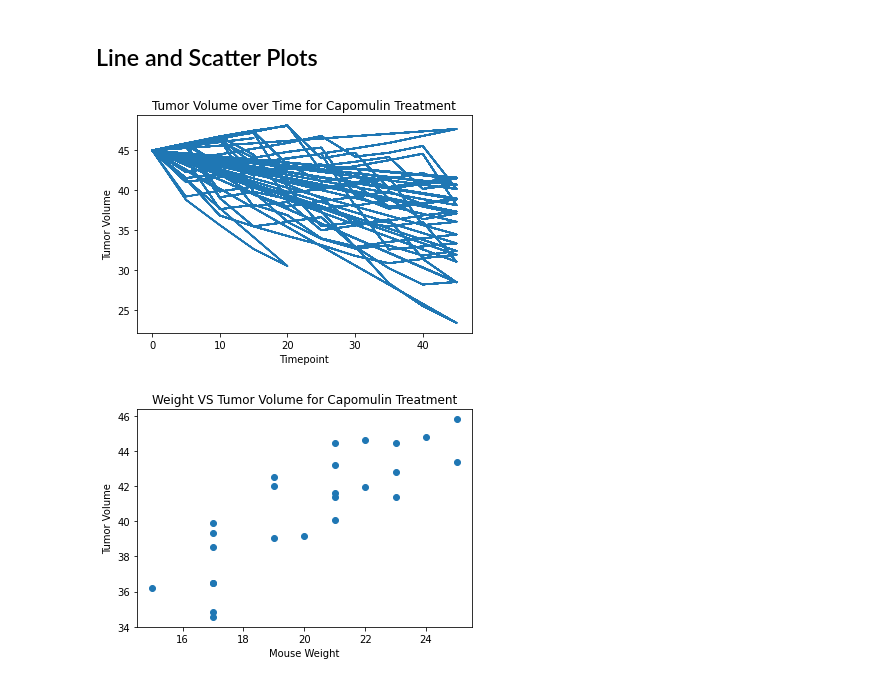
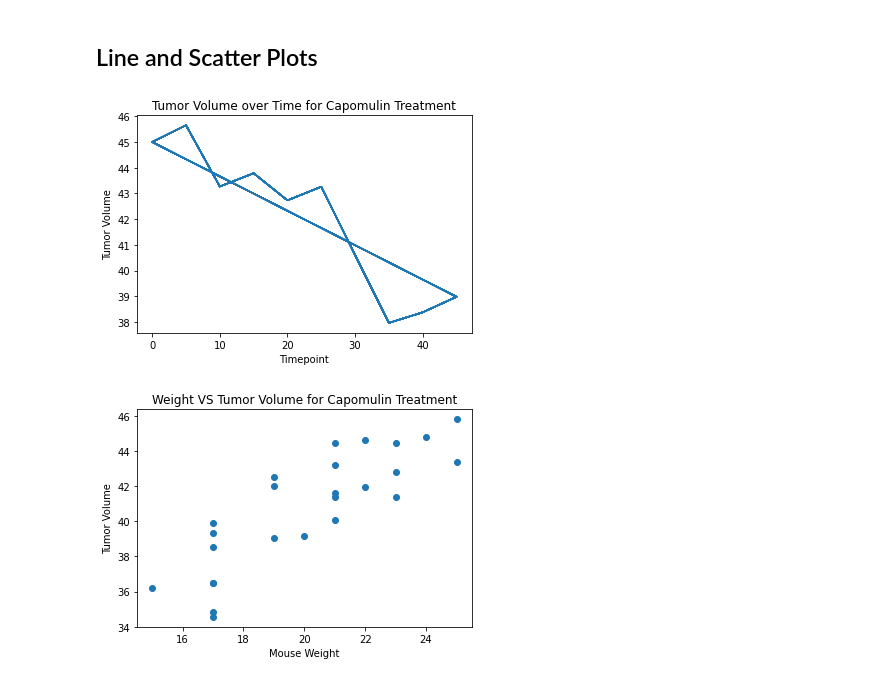
Before and after one commit to rw576/Matplotlib-Challenge, a Jupyter notebook: pymaceuticals_starter_rw.ipynb, the cells around one changed output. Saved outputs shown, nothing was run; the diff lists cells and outputs as text; code cells hidden in the pictures.

Commit message:
edited line graph

```diff
--- a/pymaceuticals_starter_rw.ipynb
+++ b/pymaceuticals_starter_rw.ipynb
@@ -211,24 +210,24 @@ plt.show()
 # %%
 # Generate a line plot of time point versus tumor volume for a mouse treated with Capomulin
 
-# Filter original data for just the mice treated with Capomulin. Then Filter that to get data for just one mouse.
-trt_cap = combined_data.loc[(combined_data["Drug Regimen"] == "Capomulin"),:]
-mouse_cap = trt_cap.loc[trt_cap[]]
+#Filter Data
+mouse_cap = combined_data[combined_data["Mouse ID"].isin(["b128"])]
+trt_cap = mouse_cap[["Mouse ID", "Timepoint_y", "Tumor Volume (mm3)_y"]]
 
-# Set variables
+#Set Varibles
 timepoint = trt_cap["Timepoint_y"]
 t_vol = trt_cap["Tumor Volume (mm3)_y"]
 
 # Plot the tumor volume
 t_vol_line = plt.plot(timepoint, t_vol)
 
 # Show the chart, add labels
 plt.xlabel('Timepoint')
 plt.ylabel('Tumor Volume')
 plt.title('Tumor Volume over Time for Capomulin Treatment')
 plt.show()
 # %% [output]
-[figure, old version]
+[figure, new version]
 # %%
 # Generate a scatter plot of mouse weight versus average tumor volume for the Capomulin regimen
 
```
Also changed, not shown: parts of 1 cell of this notebook.
